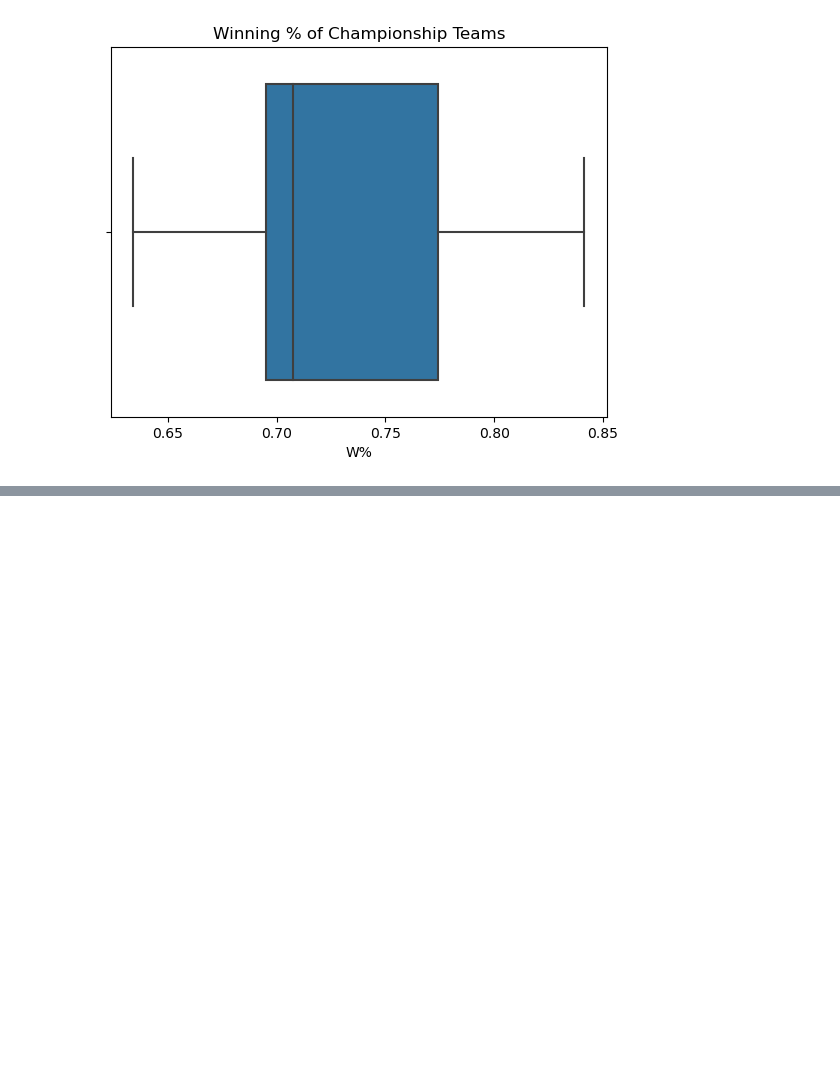
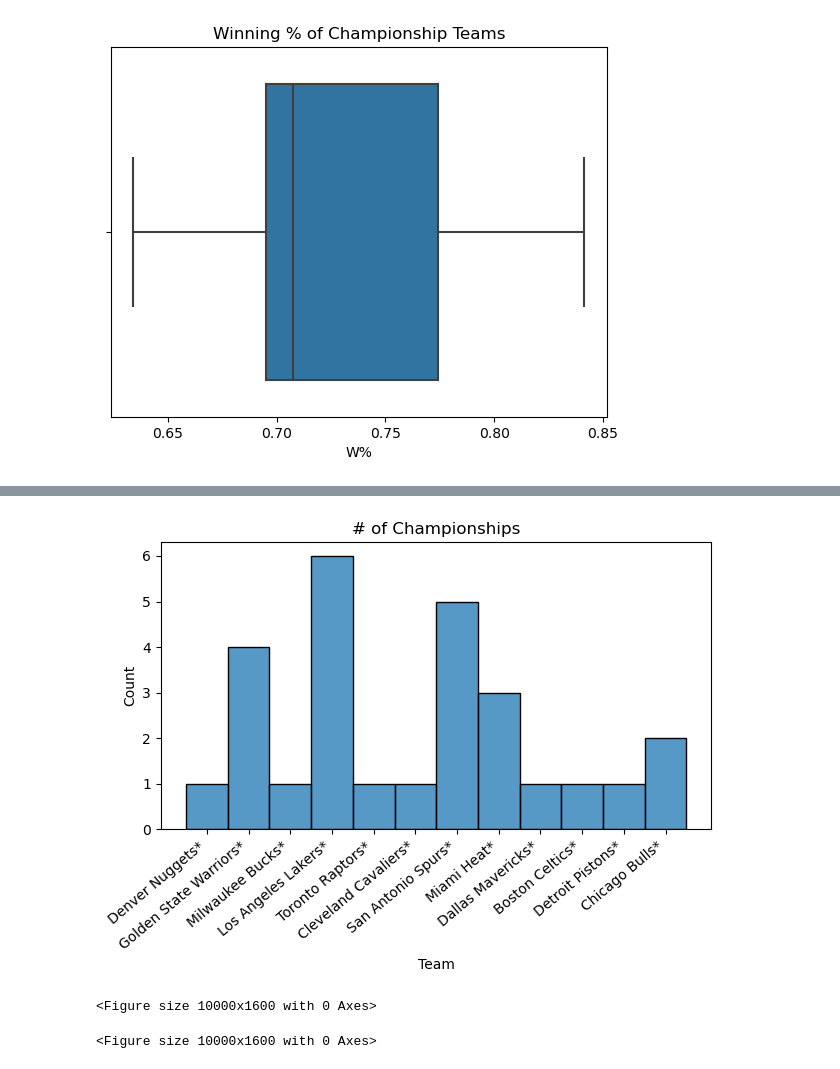
Before and after one commit to abdulksyed10/CS2410FinalProject, a Jupyter notebook: Preprocessing.ipynb, the cells around one changed output, grey strips where cells are left out. Saved outputs shown, nothing was run; the diff lists cells and outputs as text; code cells hidden in the pictures; blank space fills up the shorter version.

```diff
--- a/Preprocessing.ipynb
+++ b/Preprocessing.ipynb
@@ -285,0 +364,12 @@ Text(0.5, 1.0, 'Winning % of Championship Teams')
+# %%
+ax = sns.histplot(x='Team', data=champ)
+
+ax.set_xticklabels(ax.get_xticklabels(), rotation=40, ha="right")
+plt.title('# of Championships')
+plt.tight_layout()
+plt.show()
+plt.figure(figsize=(100, 16))
+# %% [output]
+[figure, added]
+<Figure size 10000x1600 with 0 Axes>
+<Figure size 10000x1600 with 0 Axes>
```
Also changed, not shown: parts of 4 cells of this notebook.
